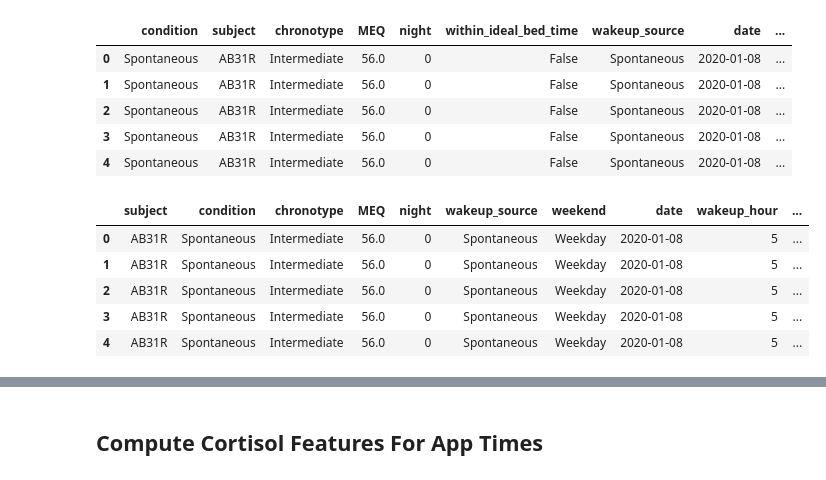
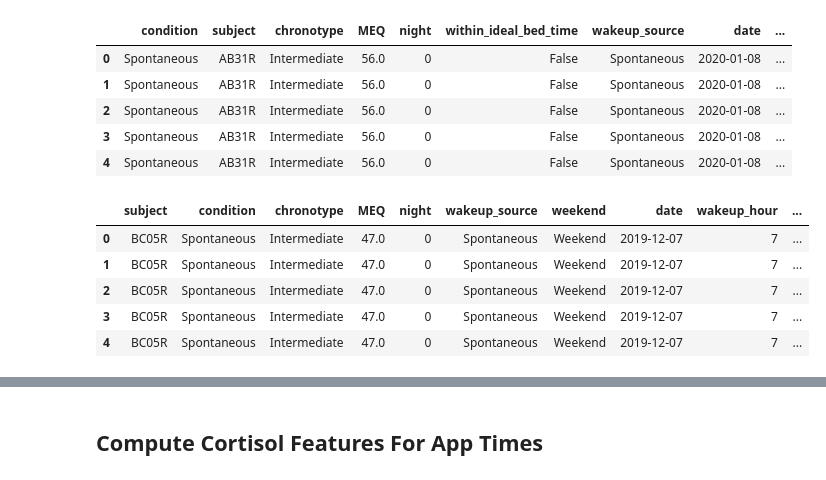
Before and after one commit to mad-lab-fau/carwatch-analysis, a Jupyter notebook: notebooks/data_processing/Saliva_Processing_App.ipynb, the cells around one changed output, grey strips where cells are left out. Cells and saved outputs as stored; diff of their text form; code cells hidden in the pictures.

Commit message:
updated app data

```diff
--- a/notebooks/data_processing/Saliva_Processing_App.ipynb
+++ b/notebooks/data_processing/Saliva_Processing_App.ipynb
@@ -140,7 +142,7 @@ for subject, subject_log in logs.items():
 
     for day in range(2):
         try:
-            df_day = df[df.index.date == finished_day[day]]
+            df_day = df[df.index.date == finished_day[day].date()]
             df_day['saliva_id'] = df_day.apply(lambda row: get_from_json(row), axis=1)
 
             if pd.isna(app_data.loc[subject, day]):
@@ -149,16 +151,11 @@ for subject, subject_log in logs.items():
             T0 = get_datetime(app_data.loc[subject, day])
             T0_delta = datetime.timedelta(hours=T0.hour, minutes=T0.minute, seconds=T0.second)
 
-            T0_delta_sr = pd.to_timedelta(sr_wake_onset.query("Code == @subject & night == @day")["wake_onset_time"].item())
-            #print(T0_delta)
-
             for saliva_id in range(5):
                 T = get_timestamp(df_day, saliva_id)
                 T_delta = datetime.timedelta(hours=T.hour, minutes=T.minute, seconds=T.second)
-                #data_raw.loc[(data_raw['subject']==subject) & (data_raw['night']==day) & (data_raw['sample']=='S'+str(saliva_id)), 'onset_sr_samples_app'] = (T_delta-T0_delta_sr).total_seconds() / 60
-                #data_raw.loc[(data_raw['subject']==subject) & (data_raw['night']==day) & (data_raw['sample']=='S'+str(saliva_id)), 'onset_app_samples_sr'] = (T_delta-T0_delta).total_seconds() / 60
                 data_raw.loc[(data_raw['subject']==subject) & (data_raw['night']==day) & (data_raw['sample']=='S'+str(saliva_id)), 'time_app'] = (T_delta-T0_delta).total_seconds() / 60
-                data_raw.loc[(data_raw['subject']==subject) & (data_raw['night']==day) & (data_raw['sample']=='S'+str(saliva_id)), 'naive'] = saliva_id*15.0
+                # data_raw.loc[(data_raw['subject']==subject) & (data_raw['night']==day) & (data_raw['sample']=='S'+str(saliva_id)), 'naive'] = saliva_id*15.0
 
 
 
@@ -177,0 +166,8 @@ data.head()
+# %%
+data['naive'] = np.empty(data.shape[0])
+
+for sample in range(5):
+    data["naive"].loc[data["sample"]=="S"+str(sample)] = sample*15
+
+
+data.head()
@@ -191,18 +195,20 @@ self_report_only.head()
 # %%
 id_vars = ['subject', 'condition', 'chronotype', 'MEQ', 'night', 'wakeup_source', 'weekend', 'date', 'wakeup_hour', 'sample', 'cortisol']
 value_vars = ['self_report','app','naive']
-cort_long = data.melt(id_vars=id_vars, value_vars=value_vars, var_name='log_mode', value_name='time')
+cort_long = data_clean.melt(id_vars=id_vars, value_vars=value_vars, var_name='log_mode', value_name='time')
 
+cort_long_self_report_only = self_report_only.melt(id_vars =id_vars, value_vars=value_vars, var_name='log_mode', value_name='time')
+
+cort_long_self_report_only=cort_long_self_report_only.replace({'self_report': 'self_report_only'})
+
+cort_long = pd.concat([cort_long, cort_long_self_report_only])
 cort_long.dropna(inplace=True)
 
-# Something went wrong there, drop manually
-cort_long = cort_long.loc[~((cort_long["subject"]=="MD26R")&( cort_long["log_mode"]=="app")),:]
-
 cort_long.head()
 # %% [output]
 |  | subject | condition | chronotype | MEQ | night | wakeup_source | weekend | date | wakeup_hour | ... |
-| 0 | AB31R | Spontaneous | Intermediate | 56.0 | 0 | Spontaneous | Weekday | 2020-01-08 | 5 | ... |
-| 1 | AB31R | Spontaneous | Intermediate | 56.0 | 0 | Spontaneous | Weekday | 2020-01-08 | 5 | ... |
-| 2 | AB31R | Spontaneous | Intermediate | 56.0 | 0 | Spontaneous | Weekday | 2020-01-08 | 5 | ... |
-| 3 | AB31R | Spontaneous | Intermediate | 56.0 | 0 | Spontaneous | Weekday | 2020-01-08 | 5 | ... |
-| 4 | AB31R | Spontaneous | Intermediate | 56.0 | 0 | Spontaneous | Weekday | 2020-01-08 | 5 | ... |
+| 0 | BC05R | Spontaneous | Intermediate | 47.0 | 0 | Spontaneous | Weekend | 2019-12-07 | 7 | ... |
+| 1 | BC05R | Spontaneous | Intermediate | 47.0 | 0 | Spontaneous | Weekend | 2019-12-07 | 7 | ... |
+| 2 | BC05R | Spontaneous | Intermediate | 47.0 | 0 | Spontaneous | Weekend | 2019-12-07 | 7 | ... |
+| 3 | BC05R | Spontaneous | Intermediate | 47.0 | 0 | Spontaneous | Weekend | 2019-12-07 | 7 | ... |
+| 4 | BC05R | Spontaneous | Intermediate | 47.0 | 0 | Spontaneous | Weekend | 2019-12-07 | 7 | ... |
```
Also changed, not shown: parts of 17 cells of this notebook, 3 other files.
